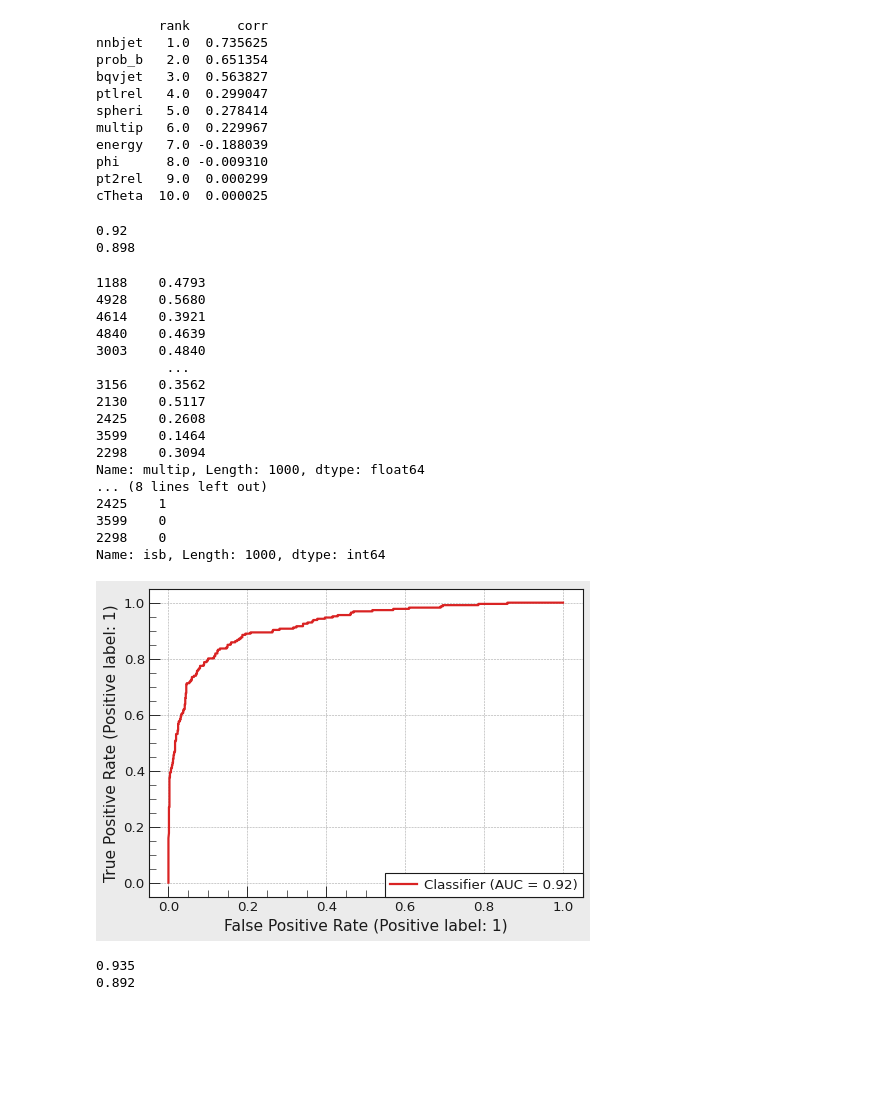
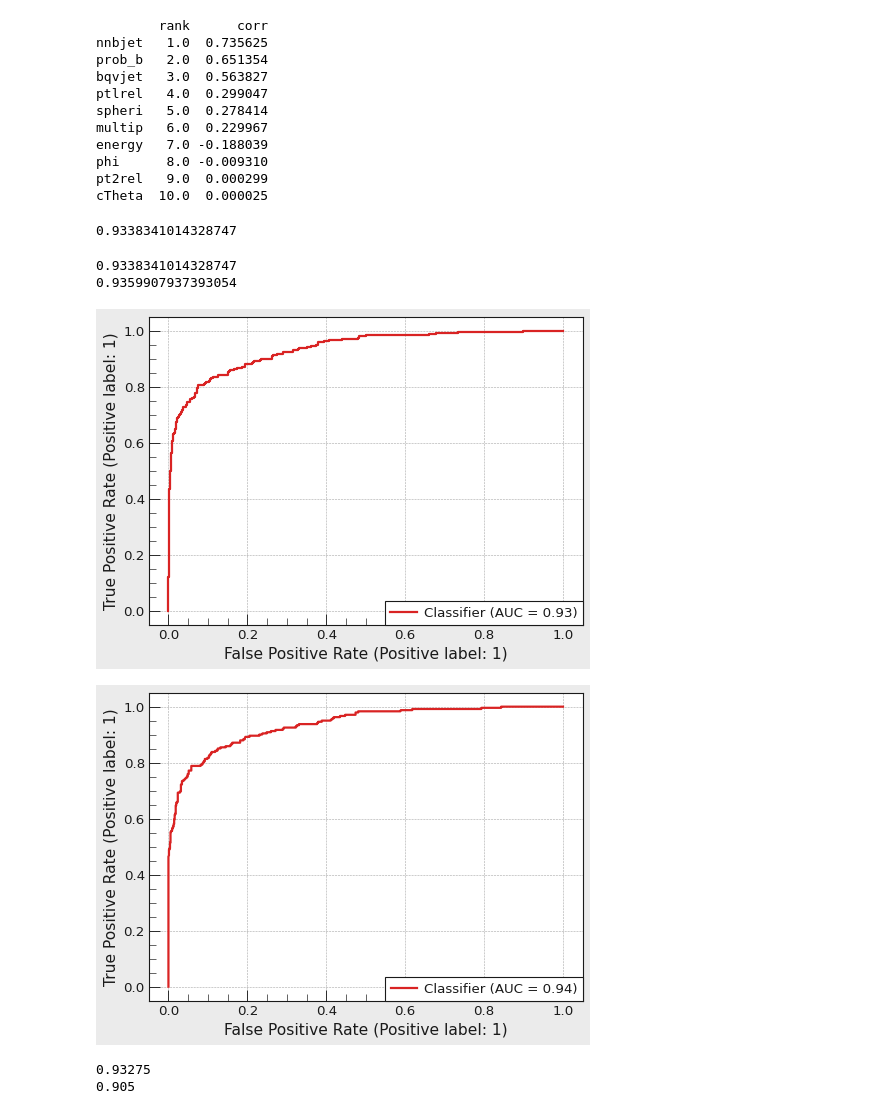
Before and after one commit to PhilKofoed/AppliedML2023, a Jupyter notebook: Week2/regression.ipynb, the cells around one changed output. Saved outputs shown, nothing was run; the diff lists cells and outputs as text; code cells hidden in the pictures; blank space fills up the shorter version.

```diff
--- a/Week2/regression.ipynb
+++ b/Week2/regression.ipynb
@@ -22,12 +22,11 @@ def load_and_inspect_data(path, test_size = 0.2, compare_exists = True, sep = "\
 
     if auto_select_X_variables:
         good_variables = corr_rank_df.index[corr_rank_df["corr"].values > auto_select_threshold].to_numpy()
-        data = pd.concat([data[good_variables], data.iloc[:,-1]], axis = 1)
 
     if compare_exists:
         compare = data.iloc[:,-2]
         y = data.iloc[:,-1]
-        X = data.iloc[:,:-2]
+        X = data.iloc[:,:-2][good_variables[1:]]
         X_train, X_test, y_train, y_test = train_test_split(X, y, test_size= test_size)
         return X_train, X_test, y_train, y_test, compare
     else:
@@ -54,9 +53,9 @@ cTheta  10.0  0.000025
 # val_data = lgb.Dataset(pd.concat([X_test,y_test], axis = 1))
 
 params_lgb = {
-    # "num_leaves" : 100,
+    "num_leaves" : 100,
     # "max_depth": 30,
-    "min_child_samples":300,
+    "min_child_samples":400,
     # 'objective': 'binary',
     # "n_estimators":100,
     # "learning_rate":0.1
@@ -65,43 +64,32 @@ params_lgb = {
 lbgt = lgb.LGBMClassifier(**params_lgb)
 
 lbgt.fit(X_train, y_train)
+y_pred_lgb = lbgt.predict_proba(X_test).T[1]
+lgb_auc = roc_auc_score(y_test, y_pred_lgb)
+print(lgb_auc)
 # %% [output]
-0.92
-0.898
+0.9338341014328747
 # %%
 y_pred_lgb = lbgt.predict_proba(X_test).T[1]
 lgb_auc = roc_auc_score(y_test, y_pred_lgb)
 RocCurveDisplay.from_predictions(y_test, y_pred_lgb)
-# RocCurveDisplay.from_predictions(y_test, compare.iloc[y_test.index])
-print(compare.iloc[y_test.index])
-print(y_test)
+RocCurveDisplay.from_predictions(y_test, compare.iloc[y_test.index])
+print(lgb_auc)
+print(roc_auc_score(y_test, compare.iloc[y_test.index]))
 # %% [output]
-1188    0.4793
-4928    0.5680
-4614    0.3921
-4840    0.4639
-3003    0.4840
-         ...
-3156    0.3562
-2130    0.5117
-2425    0.2608
-3599    0.1464
-2298    0.3094
-Name: multip, Length: 1000, dtype: float64
-... (8 lines left out)
-2425    1
-3599    0
-2298    0
-Name: isb, Length: 1000, dtype: int64
+0.9338341014328747
+0.9359907937393054
-[figure, old version]
+[figure, new version]
+[figure, added]
 # %%
 # https://xgboost.readthedocs.io/en/stable/python/python_api.html
 # https://xgboost.readthedocs.io/en/stable/treemethod.html
-xgbt = xgb.XGBClassifier(max_depth = 3, n_estimators = 100, booster = "gbtree")
+xgbt = xgb.XGBClassifier(max_depth = 3, n_estimators = 90, booster = "dart")
 xgbt.fit(X_train, y_train)
-y_pred_xgb = xgbt.predict(X_test)
+print(xgbt.score(X_train, y_train))
+print(xgbt.score(X_test, y_test))
 # %% [output]
-0.935
-0.892
+0.93275
+0.905
 # %%
 roc
```
Also changed, not shown: 1 other file.
